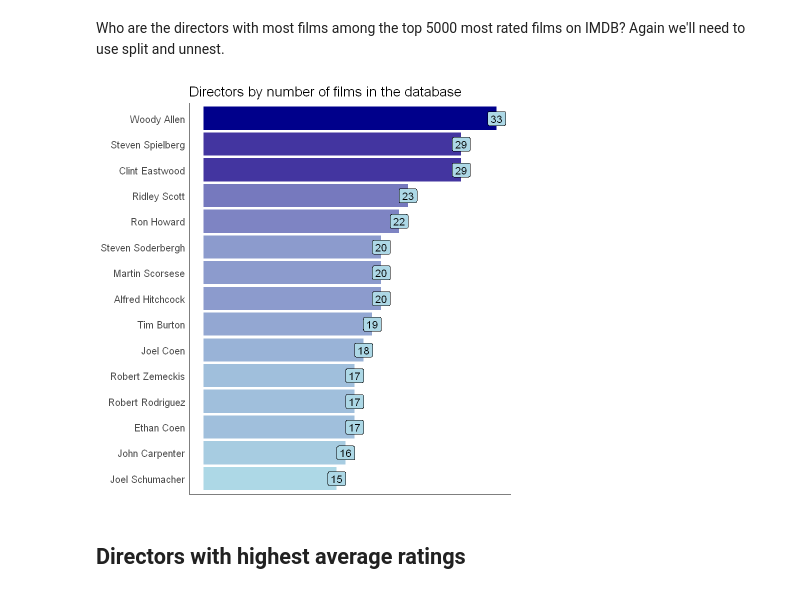
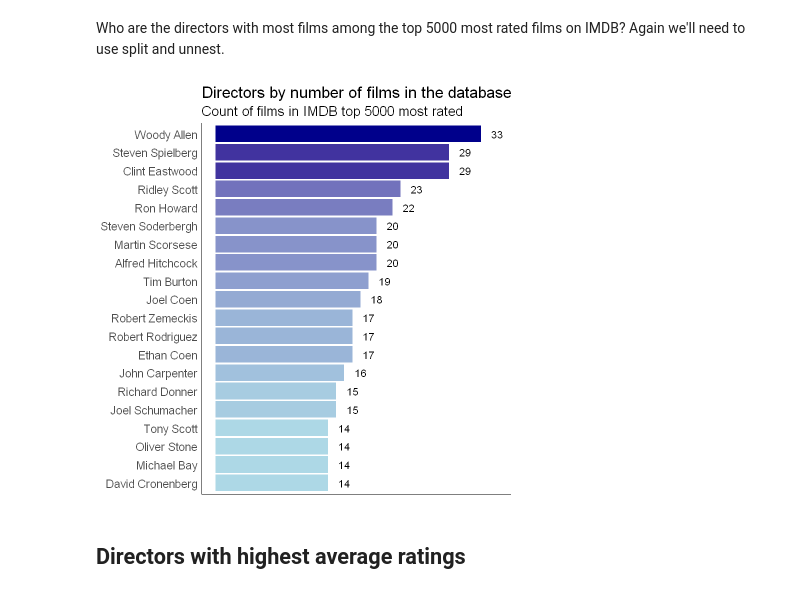
Before and after one commit to JacopoMalatesta/imdb_most_popular_films, a Jupyter notebook: scripts/04 - Querying and visualizing the results with SQL and R.ipynb, the cells around one changed output. Saved outputs shown, nothing was run; the diff lists cells and outputs as text; code cells hidden in the pictures.

```diff
--- a/scripts/04 - Querying and visualizing the results with SQL and R.ipynb
+++ b/scripts/04 - Querying and visualizing the results with SQL and R.ipynb
@@ -242,29 +243,30 @@ Who are the directors with most films among the top 5000 most rated films on IMD
 # %%
 query <- "SELECT UNNEST(STRING_TO_ARRAY(director, ';')) director,
           COUNT(*) n_of_films
           FROM people
           GROUP BY 1
           ORDER BY 2 DESC
-          LIMIT 15"
+          LIMIT 20"
 
 dbGetQuery(conn = con, statement = query) %>%
   ggplot(aes(x = fct_reorder(director, n_of_films), y = as.numeric(n_of_films), fill = as.numeric(n_of_films))) +
   geom_col() +
-  geom_label(aes(label = as.factor(n_of_films)), size = 4.5, fill = "light blue") +
+  geom_text(aes(label = as.factor(n_of_films)), nudge_y = 2, size = 4.5) +
   coord_flip() +
   theme_classic() +
-  ggtitle("Directors by number of films in the database") +
-  theme(title = element_text(size = 14),
+  labs(title = "Directors by number of films in the database",
+       subtitle = "Count of films in IMDB top 5000 most rated") +
+  theme(title = element_text(size = 16),
         legend.position = "none",
         axis.title.x = element_blank(),
         axis.title.y = element_blank(),
         axis.text.x = element_blank(),
-        axis.text.y = element_text(size = 12),
+        axis.text.y = element_text(size = 14),
         axis.ticks.x = element_blank(),
         axis.ticks.y = element_blank()) +
   scale_fill_gradient(low = "light blue", high = "dark blue")
 # %% [output]
-[figure, old version]
+[figure, new version]
 # %% [markdown]
 ## Directors with highest average ratings
 # %% [markdown]
```
Also changed, not shown: parts of 13 cells of this notebook.
